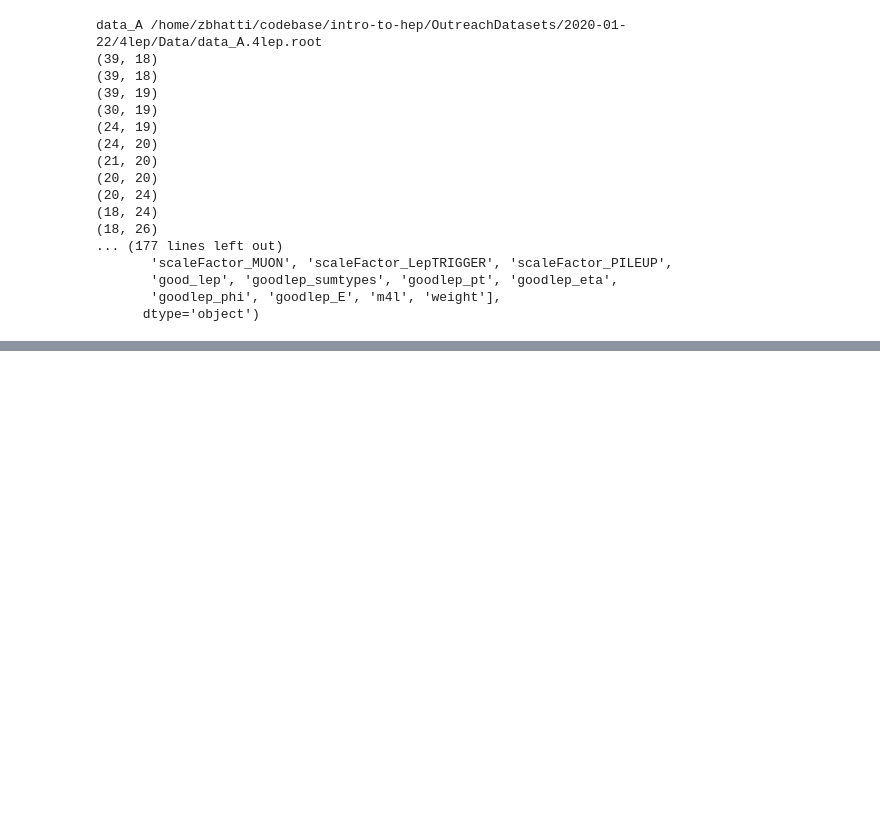
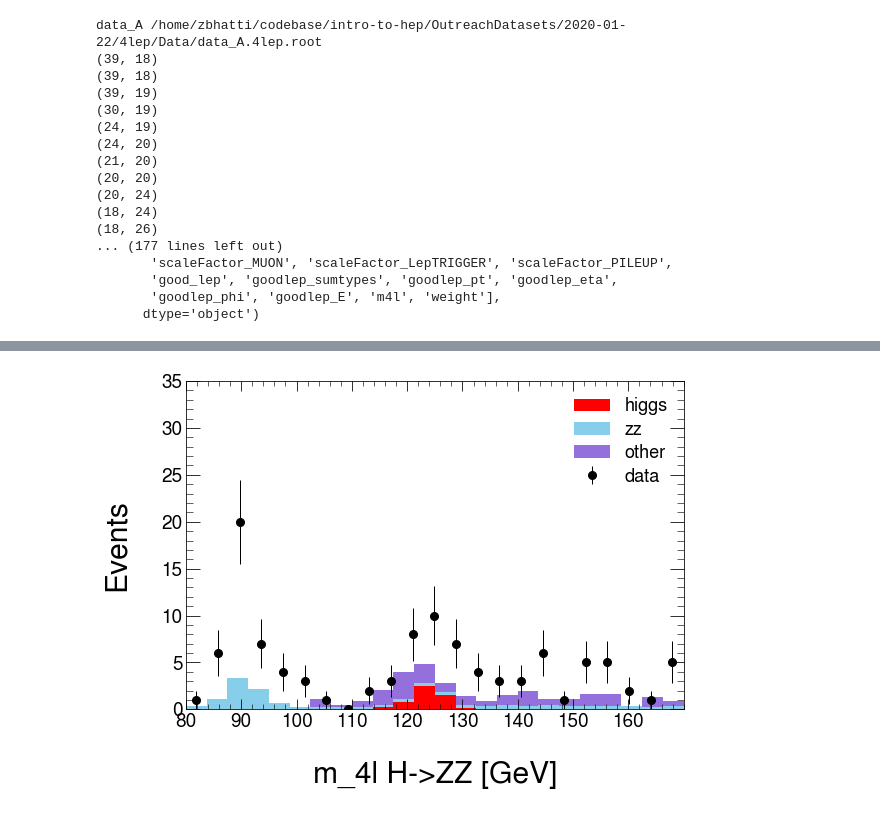
Before and after one commit to zbhatti/intro-to-hep, a Jupyter notebook: New.ipynb, the cells around one changed output, grey strips where cells are left out. Saved outputs shown, nothing was run; the diff lists cells and outputs as text; code cells hidden in the pictures; blank space fills up the shorter version.

```diff
--- a/New.ipynb
+++ b/New.ipynb
@@ -4,9 +4,18 @@ import uproot
 import json
 import os
 from skhep.math.vectors import LorentzVector
+
 import math
 import numpy as np
 import pandas as pd
+
+import matplotlib.pyplot as plt
+%matplotlib inline
+
+import mplhep
+from pprint import pprint as pp
+
+plt.style.use(mplhep.style.ATLAS)
 
 # Create a ROOT dataframe for each dataset
 # Note that we load the filenames from an external json file.
@@ -219,0 +178,74 @@ c.SaveAs("HiggsToFourLeptons.pdf")
+# %%
+n_bins = 24
+bin_range = (80, 170)
+bin_edges = np.linspace(bin_range[0], bin_range[1], n_bins)
+center_offset = (bin_range[1] - bin_range[0]) / 24. /2.
+bin_centers = center_offset + bin_edges
+
+# merge with bin, low and high parameters taken from first histogram
+def merge_series(label):
+    x = None
+    weights = None
+    for i, d in enumerate(files[label]):
+        sample = d[1]
+        sample_x = df[sample].m4l.to_numpy()
+        sample_weights = df[sample].weight.to_numpy()
+        print(sample, sample_x)
+        if i == 0:
+            x = sample_x
+            weights = sample_weights
+        else:
+            x = np.concatenate((x, sample_x), axis=None)
+            weights = np.concatenate((weights, sample_weights), axis=None)
+    return x, weights
+
+data_x, data_weights = merge_series("data")
+higgs_x, higgs_weights = merge_series("higgs")
+zz_x, zz_weights = merge_series("zz")
+other_x, other_weights = merge_series("other")
+
+data_hist = np.histogram(data_x, bins=n_bins, range=bin_range, weights=data_weights)
+higgs_hist = np.histogram(higgs_x, bins=n_bins, range=bin_range, weights=higgs_weights)
+zz_hist = np.histogram(zz_x, bins=n_bins, range=bin_range, weights=zz_weights)
+other_hist = np.histogram(other_x, bins=n_bins, range=bin_range, weights=other_weights)
+print('Histograms & Weights:')
+print('data:')
+pp(data_hist)
+pp(data_weights)
+
+print('higgs:')
+pp(higgs_hist)
+
+print('zz:')
+# Apply MC correction for ZZ due to missing gg->ZZ process
+zz_hist = zz_hist[0]*1.3, zz_hist[1]
+pp(zz_hist)
+
+print('other:')
+pp(other_hist)
+
+x = np.array([data_x, higgs_x, zz_x, other_x])
+pp(x.shape)
+pp(x)
+weights = np.array([data_weights, higgs_weights, zz_weights, other_weights])
+pp(weights.shape)
+pp(weights)
+
+# counts, bins = higgs_hist
+# plt.hist(bins[:-1], bins, weights=counts)
+
+print(bin_centers.shape, data_hist[0].shape )
+main_axes = plt.gca()
+main_axes.errorbar(x=bin_centers, y=data_hist[0], yerr=np.sqrt(data_hist[0]), fmt='ko', label='data')
+main_axes.hist([higgs_hist[1][:-1], zz_hist[1][:-1], other_hist[1][:-1]], bins=higgs_hist[1], histtype='bar', stacked=True,
+               label=['higgs', 'zz', 'other'],
+               weights=[higgs_hist[0], zz_hist[0], other_hist[0]],
+               color=['red', 'skyblue', 'mediumpurple'])
+
+plt.legend()
+plt.xlim(bin_range[0], bin_range[1])
+plt.ylim(0, 35)
+plt.xlabel('m_4l H->ZZ [GeV]')
+plt.ylabel('Events')
+plt.xticks(np.arange(bin_range[0], bin_range[1], 10))
+# %% [output]
@@ -219,0 +287 @@ c.SaveAs("HiggsToFourLeptons.pdf")
+[figure, added]
```
Also changed, not shown: parts of 3 cells of this notebook, 1 other file.
